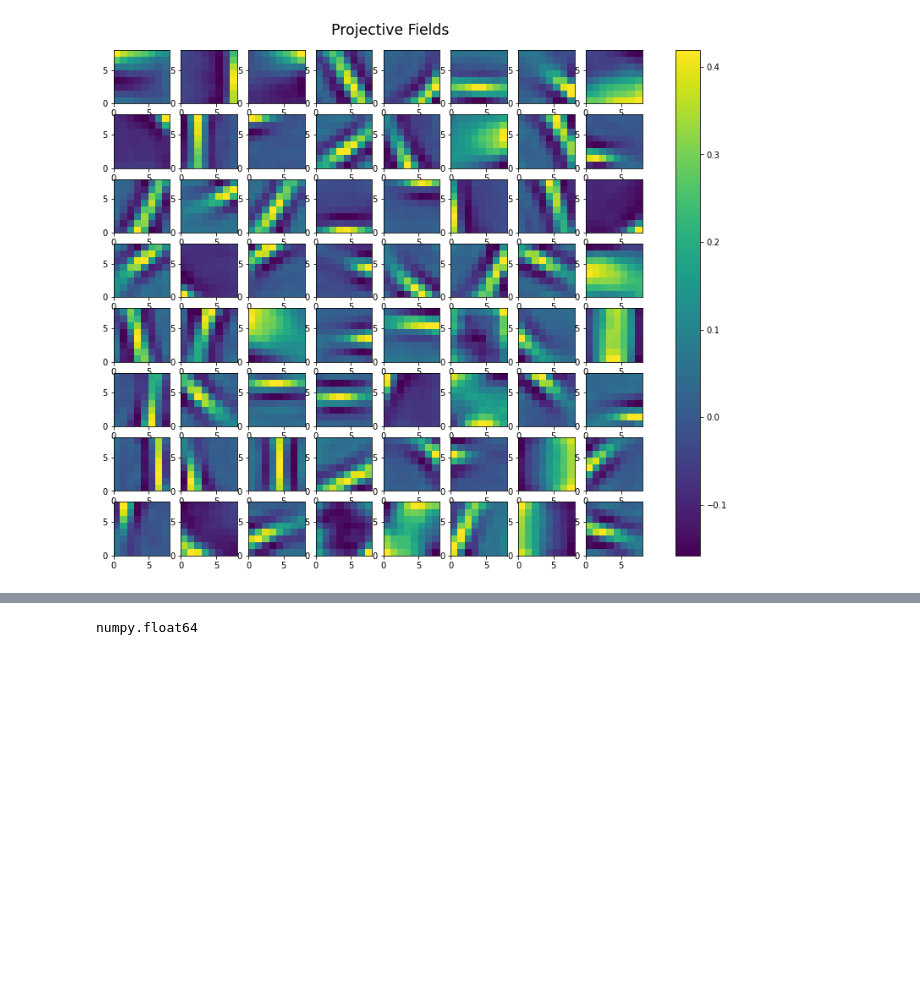
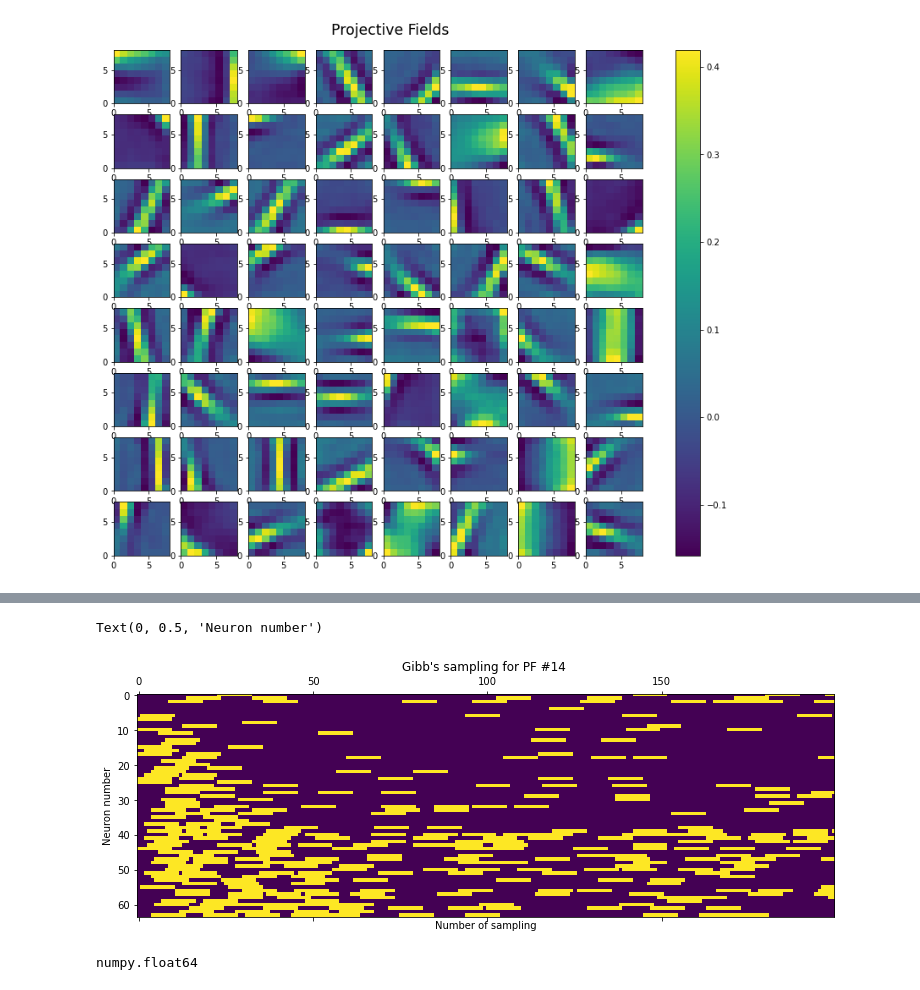
Before and after one commit to yavuz-s/Final-Project-phy527, a Jupyter notebook: Final Project - Sampling.ipynb, the cells around one changed output, grey strips where cells are left out. Cells and saved outputs as stored; diff of their text form; code cells hidden in the pictures; blank space fills up the shorter version.

```diff
--- a/Final Project - Sampling.ipynb
+++ b/Final Project - Sampling.ipynb
@@ -98,3 +100,13 @@ plt.legend(["Sample neuron: %.0f" %sample_neuron_number], loc='upper right', fan
+# %%
+response = Gibbs_sampling(W[:,sample_neuron_number], numberOFsampling);
+
+plt.matshow(response)
+plt.title("Gibb's sampling for PF #%.f "%sample_neuron_number)
+plt.xlabel("Number of sampling")
+plt.ylabel('Neuron number')
+# %% [output]
+Text(0, 0.5, 'Neuron number')
+[figure, added]
 # %%
 type(expit(1))
 # %% [output]
```
Also changed, not shown: parts of 5 cells of this notebook.
